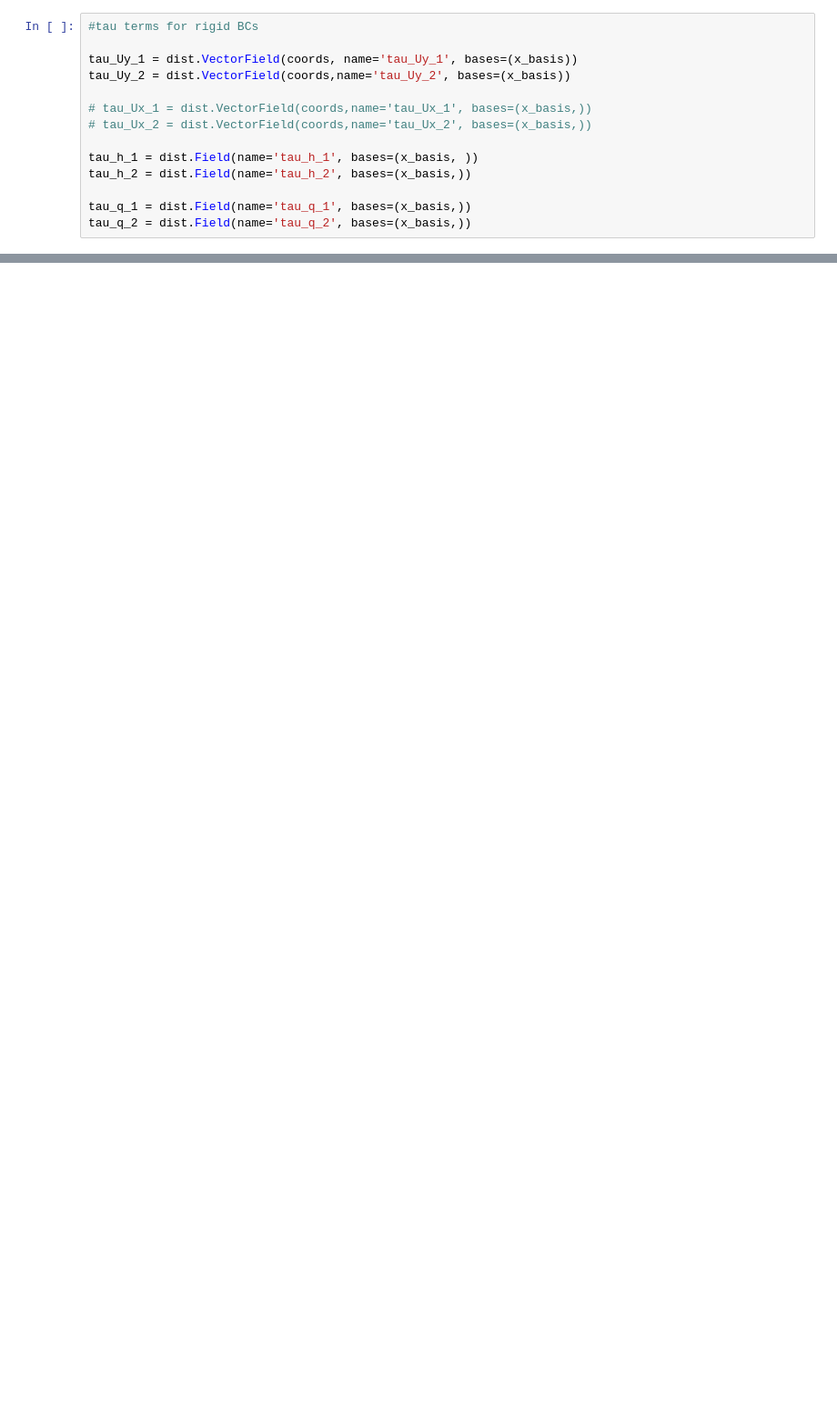
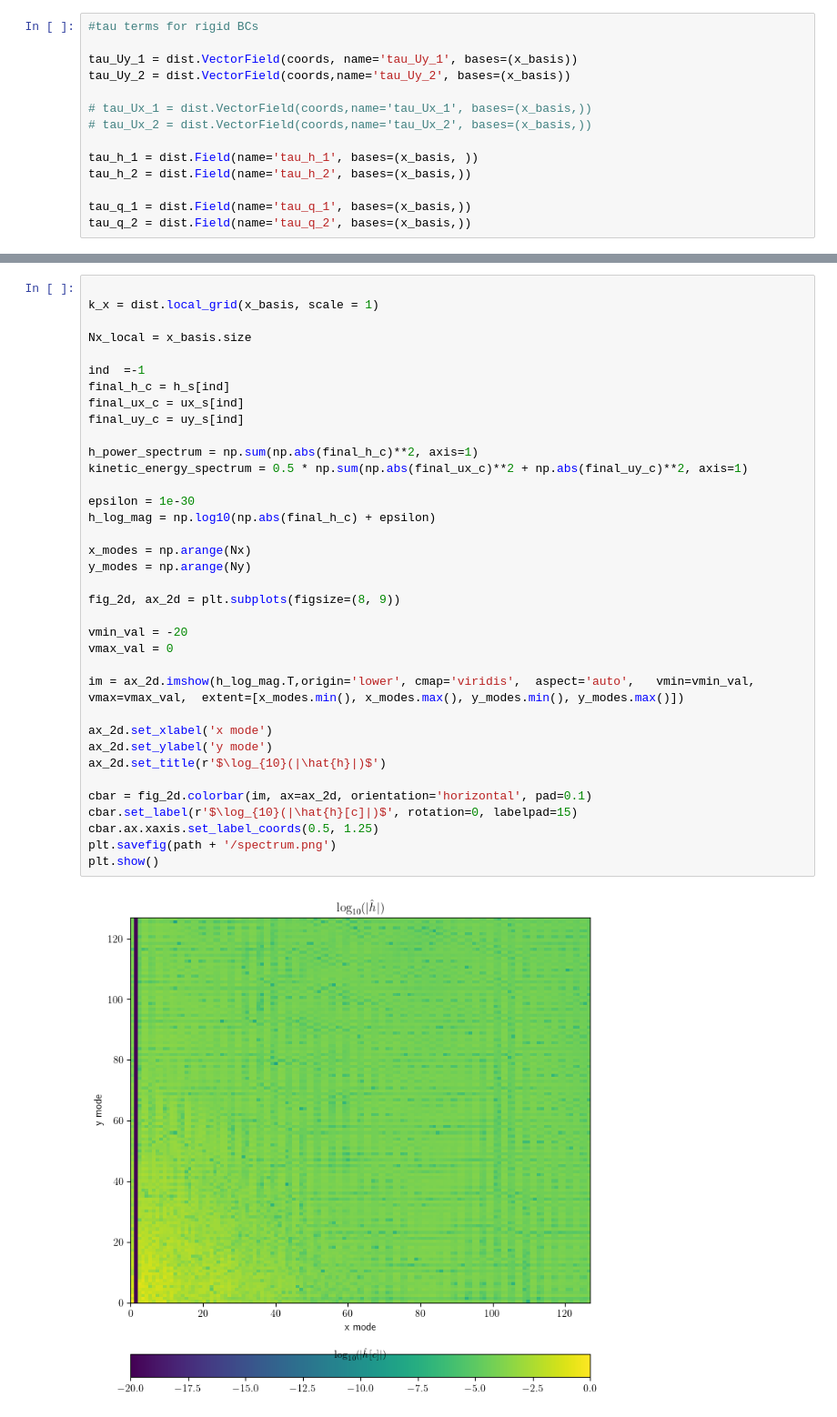
Before and after one commit to leopidolite/dedalus, a Jupyter notebook: MJO_Vallis.ipynb, the cells around one changed output, grey strips where cells are left out. Shown at 91% size. Drawn from its saved outputs; the diff is of its cells as text; blank space fills up the shorter version.

```diff
--- a/MJO_Vallis.ipynb
+++ b/MJO_Vallis.ipynb
@@ -231 +355,39 @@ KeyboardInterrupt:
+# %%
+
+k_x = dist.local_grid(x_basis, scale = 1)
+
+Nx_local = x_basis.size
+
+ind  =-1
+final_h_c = h_s[ind]
+final_ux_c = ux_s[ind]
+final_uy_c = uy_s[ind]
+
+h_power_spectrum = np.sum(np.abs(final_h_c)**2, axis=1)
+kinetic_energy_spectrum = 0.5 * np.sum(np.abs(final_ux_c)**2 + np.abs(final_uy_c)**2, axis=1)
+
+epsilon = 1e-30
+h_log_mag = np.log10(np.abs(final_h_c) + epsilon)
+
+x_modes = np.arange(Nx)
+y_modes = np.arange(Ny)
+
+fig_2d, ax_2d = plt.subplots(figsize=(8, 9))
+
+vmin_val = -20
+vmax_val = 0
+
+im = ax_2d.imshow(h_log_mag.T,origin='lower', cmap='viridis',  aspect='auto',   vmin=vmin_val,  vmax=vmax_val,  extent=[x_modes.min(), x_modes.max(), y_modes.min(), y_modes.max()])
+
+ax_2d.set_xlabel('x mode')
+ax_2d.set_ylabel('y mode')
+ax_2d.set_title(r'$\log_{10}(|\hat{h}|)$')
+
+cbar = fig_2d.colorbar(im, ax=ax_2d, orientation='horizontal', pad=0.1)
+cbar.set_label(r'$\log_{10}(|\hat{h}[c]|)$', rotation=0, labelpad=15)
+cbar.ax.xaxis.set_label_coords(0.5, 1.25)
+plt.savefig(path + '/spectrum.png')
+plt.show()
+# %% [output]
+[figure, added]
 # %%
```
Also changed, not shown: parts of 12 cells of this notebook.
